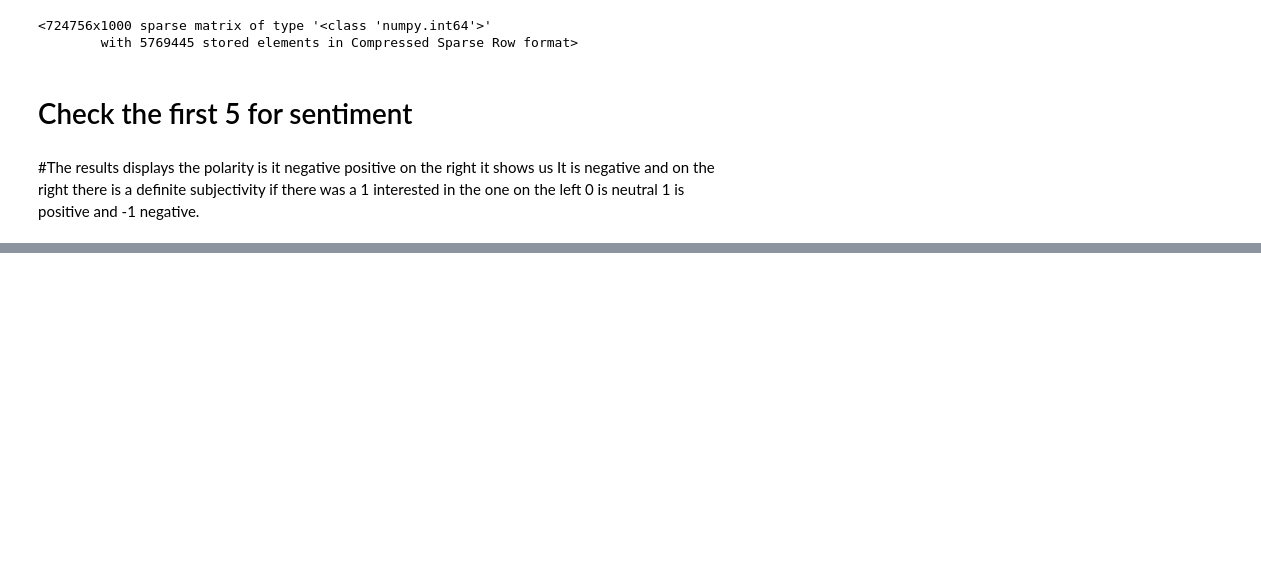
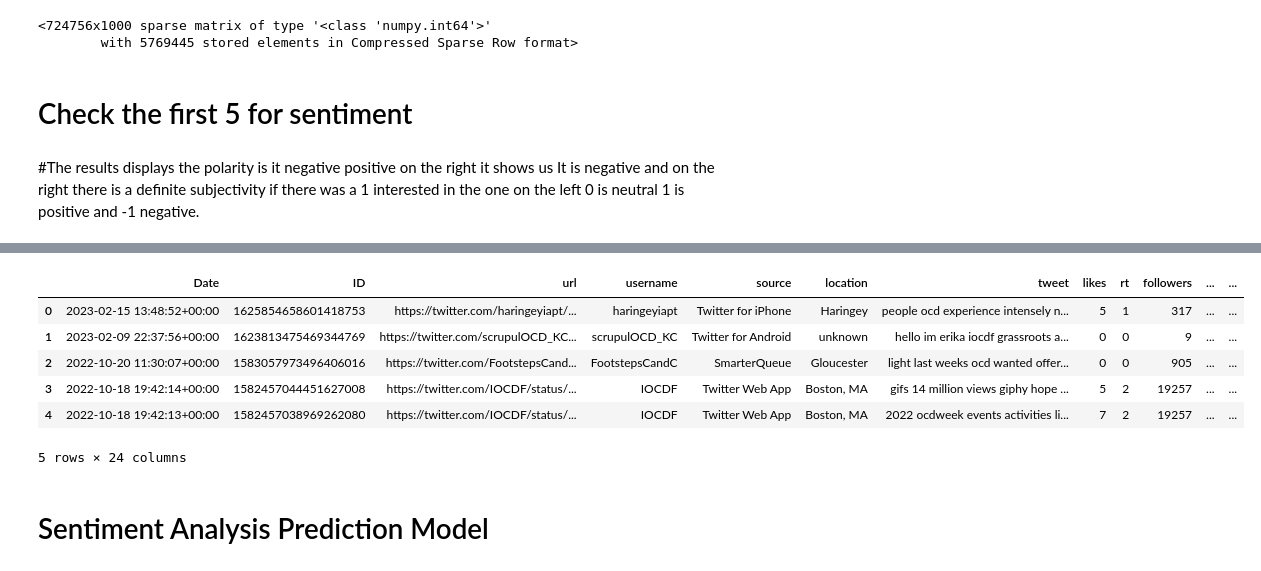
Before and after one commit to chrischukwuka2022/MSC_ADV_BIGDATA, a Jupyter notebook: Sentiment_Analysis_MH.ipynb, the cells around one changed output, grey strips where cells are left out. Saved outputs shown, nothing was run; the diff lists cells and outputs as text; code cells hidden in the pictures; blank space fills up the shorter version.

```diff
--- a/Sentiment_Analysis_MH.ipynb
+++ b/Sentiment_Analysis_MH.ipynb
@@ -383,0 +393,4 @@ train_bow
+# %%
+#Using the 0 in senriment because this time we want to capture the sentiment only.
+train['sentiment'] = train['tweet'].apply(lambda x: TextBlob(x).sentiment[1] )
+train[['tweet','sentiment']].head()
@@ -383,0 +404,12 @@ train_bow
+# %%
+train.head(5)
+# %% [output]
+|  | Date | ID | url | username | source | location | tweet | likes | rt | followers | ... | ... |
+| 0 | 2023-02-15 13:48:52+00:00 | 1625854658601418753 | https://twitter.com/haringeyiapt/... | haringeyiapt | Twitter for iPhone | Haringey | people ocd experience intensely n... | 5 | 1 | 317 | ... | ... |
+| 1 | 2023-02-09 22:37:56+00:00 | 1623813475469344769 | https://twitter.com/scrupulOCD_KC... | scrupulOCD_KC | Twitter for Android | unknown | hello im erika iocdf grassroots a... | 0 | 0 | 9 | ... | ... |
+| 2 | 2022-10-20 11:30:07+00:00 | 1583057973496406016 | https://twitter.com/FootstepsCand... | FootstepsCandC | SmarterQueue | Gloucester | light last weeks ocd wanted offer... | 0 | 0 | 905 | ... | ... |
+| 3 | 2022-10-18 19:42:14+00:00 | 1582457044451627008 | https://twitter.com/IOCDF/status/... | IOCDF | Twitter Web App | Boston, MA | gifs 14 million views giphy hope ... | 5 | 2 | 19257 | ... | ... |
+| 4 | 2022-10-18 19:42:13+00:00 | 1582457038969262080 | https://twitter.com/IOCDF/status/... | IOCDF | Twitter Web App | Boston, MA | 2022 ocdweek events activities li... | 7 | 2 | 19257 | ... | ... |
+5 rows × 24 columns
+# %% [markdown]
+# Sentiment Analysis Prediction Model
```
Also changed, not shown: parts of 22 cells of this notebook, 1 other file.
